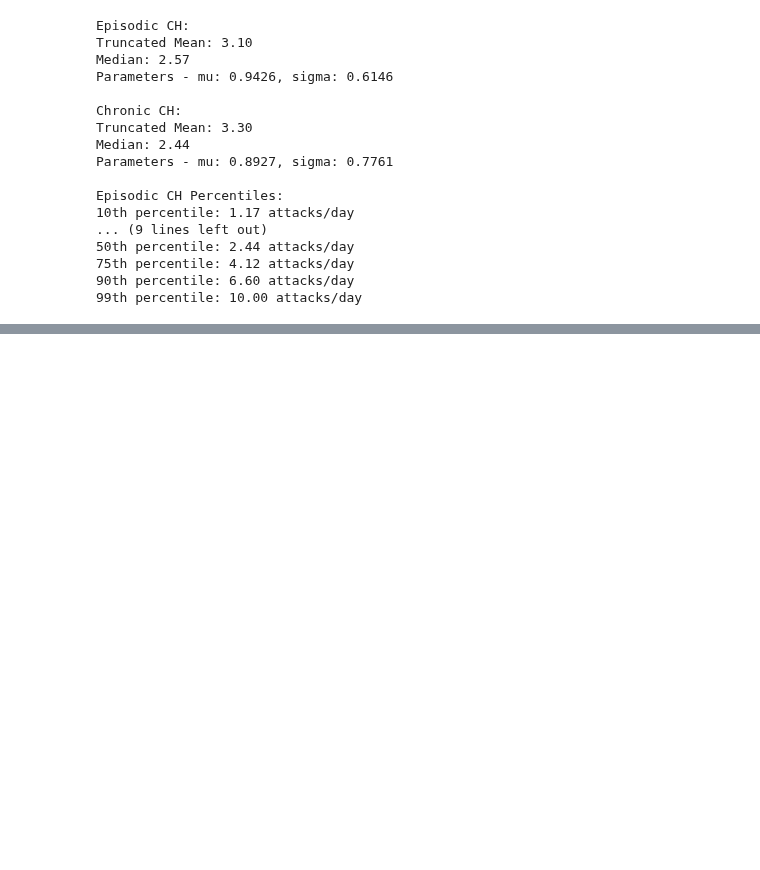
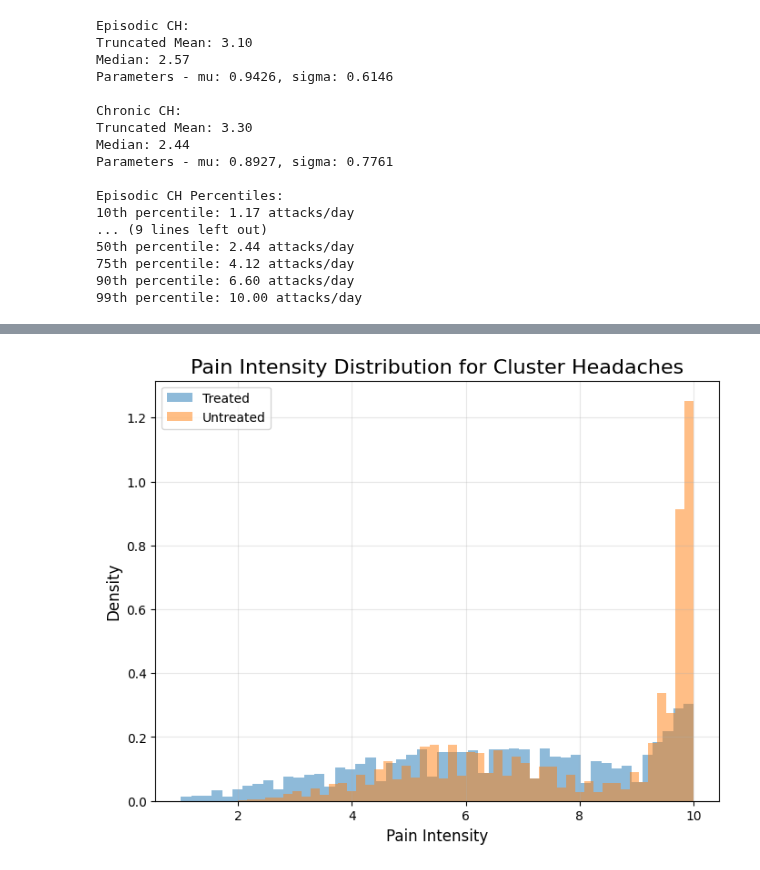
Before and after one commit to aph-research/cluster-headaches, a Jupyter notebook: Cluster headache full model.ipynb, the cells around one changed output, grey strips where cells are left out. Cells and saved outputs as stored; diff of their text form; code cells hidden in the pictures; blank space fills up the shorter version.

Commit message:
Progress with intensity and population.

```diff
--- a/Cluster headache full model.ipynb
+++ b/Cluster headache full model.ipynb
@@ -548,0 +516,65 @@ Median: 185.50
+# %%
+def get_truncated_normal(mean=5, sd=1, low=0, upp=10):
+    return truncnorm((low - mean) / sd, (upp - mean) / sd, loc=mean, scale=sd)
+
+def reversed_exponential(scale):
+    return 10 - expon.rvs(scale=scale)
+
+def generate_pain_intensity(treated=False, decimals=1):
+    if treated:
+        # For treated patients:
+        # Mix of three distributions
+        choice = np.random.choice(3, p=[0.30, 0.50, 0.20])
+        if choice == 0:
+            # Mild to moderate pain
+            pain = get_truncated_normal(mean=4, sd=1.5, low=1, upp=7).rvs()
+        elif choice == 1:
+            # Moderate to severe pain
+            pain = get_truncated_normal(mean=7, sd=1.5, low=4, upp=10).rvs()
+        else:
+            # Very severe pain
+            pain = reversed_exponential(scale=0.5)
+    else:
+        # For untreated patients:
+        # Mix of two distributions, skewed towards severe pain
+        choice = np.random.choice(2, p=[0.50, 0.50])
+        if choice == 0:
+            # Moderate to severe pain
+            pain = get_truncated_normal(mean=6, sd=1.5, low=2, upp=10).rvs()
+        else:
+            # Very severe pain
+            pain = reversed_exponential(scale=0.3)
+
+    return round(min(max(pain, 0), 10), decimals)
+
+# Generate samples
+n_samples = 10000
+treated_samples = [generate_pain_intensity(treated=True) for _ in range(n_samples)]
+untreated_samples = [generate_pain_intensity(treated=False) for _ in range(n_samples)]
+
+# Plotting
+plt.figure(figsize=(8, 6))
+plt.hist(treated_samples, bins=50, alpha=0.5, label='Treated', density=True)
+plt.hist(untreated_samples, bins=50, alpha=0.5, label='Untreated', density=True)
+plt.title('Pain Intensity Distribution for Cluster Headaches', fontsize=16)
+plt.xlabel('Pain Intensity', fontsize=12)
+plt.ylabel('Density', fontsize=12)
+plt.legend(fontsize=10)
+plt.grid(True, alpha=0.3)
+plt.show()
+
+# Print statistics
+for name, samples in [("Treated", treated_samples), ("Untreated", untreated_samples)]:
+    print(f"\n{name}:")
+    print(f"Mean: {np.mean(samples):.2f}")
+    print(f"Median: {np.median(samples):.2f}")
+    print(f"Percentage of 10/10 pain: {(np.array(samples) == 10).mean():.2%}")
+    for p in [25, 50, 75, 90]:
+        print(f"{p}th percentile: {np.percentile(samples, p):.2f}")
+
+# Test the generation
+print("\nSample generated pain intensities:")
+print("Treated:", [generate_pain_intensity(treated=True) for _ in range(10)])
+print("Untreated:", [generate_pain_intensity(treated=False) for _ in range(10)])
+# %% [output]
+[figure, added]
```
Also changed, not shown: parts of 11 cells of this notebook.
